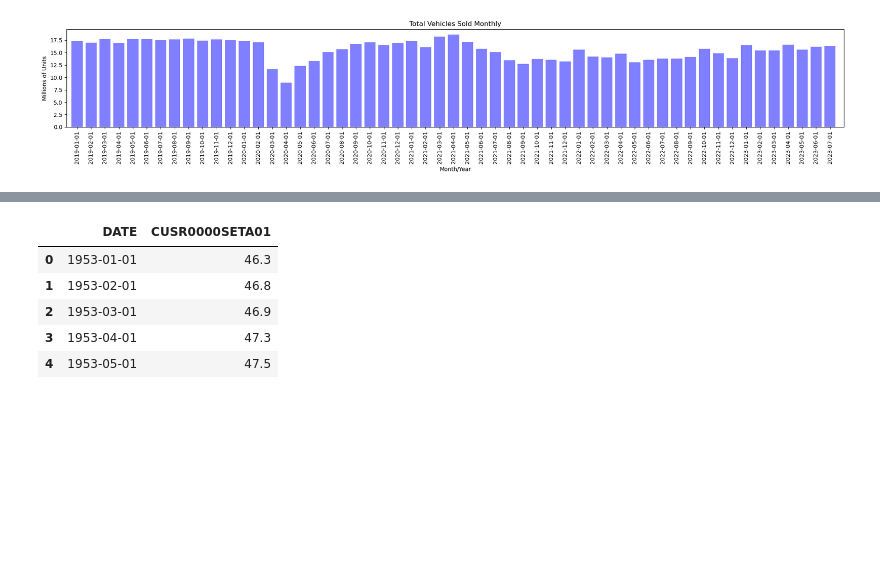
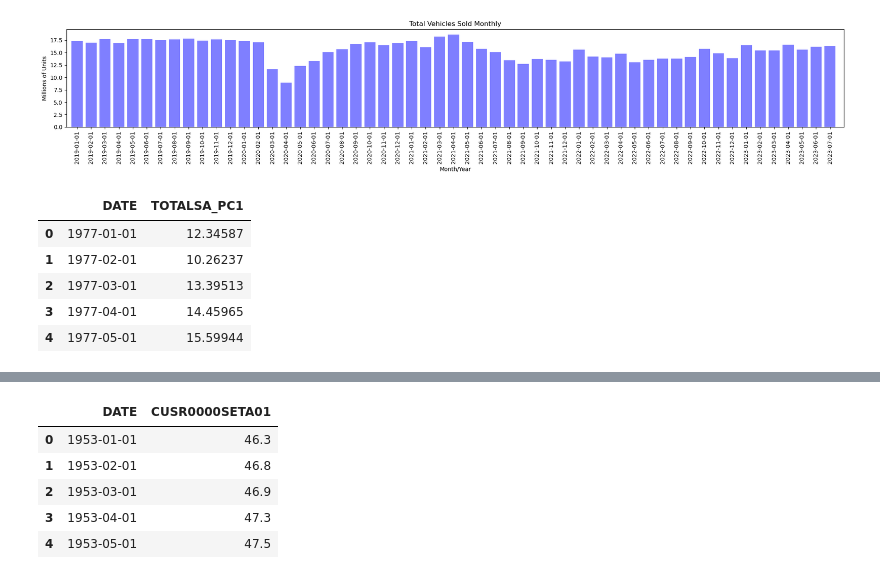
Before and after one commit to davidrf93/Project-1, a Jupyter notebook: Project 1 - Group 5.ipynb, the cells around one changed output, grey strips where cells are left out. Cells and saved outputs as stored; diff of their text form; code cells hidden in the pictures; blank space fills up the shorter version.

```diff
--- a/Project 1 - Group 5.ipynb
+++ b/Project 1 - Group 5.ipynb
@@ -57,3 +53,15 @@ plt.savefig("Images/total_vehicles.png")
 plt.show()
 # %% [output]
 [figure]
+# %%
+# Import first dataset V2
+totalvehicle_dataV2 = pd.read_csv('DataSets/TOTALSA_Percent Change.csv', )
+totalvehicle_dataV2 = totalvehicle_dataV2.dropna()
+totalvehicle_dataV2.head()
+# %% [output]
+|  | DATE | TOTALSA_PC1 |
+| 0 | 1977-01-01 | 12.34587 |
+| 1 | 1977-02-01 | 10.26237 |
+| 2 | 1977-03-01 | 13.39513 |
+| 3 | 1977-04-01 | 14.45965 |
+| 4 | 1977-05-01 | 15.59944 |
```
Also changed, not shown: parts of 9 cells of this notebook, 2 other files.
